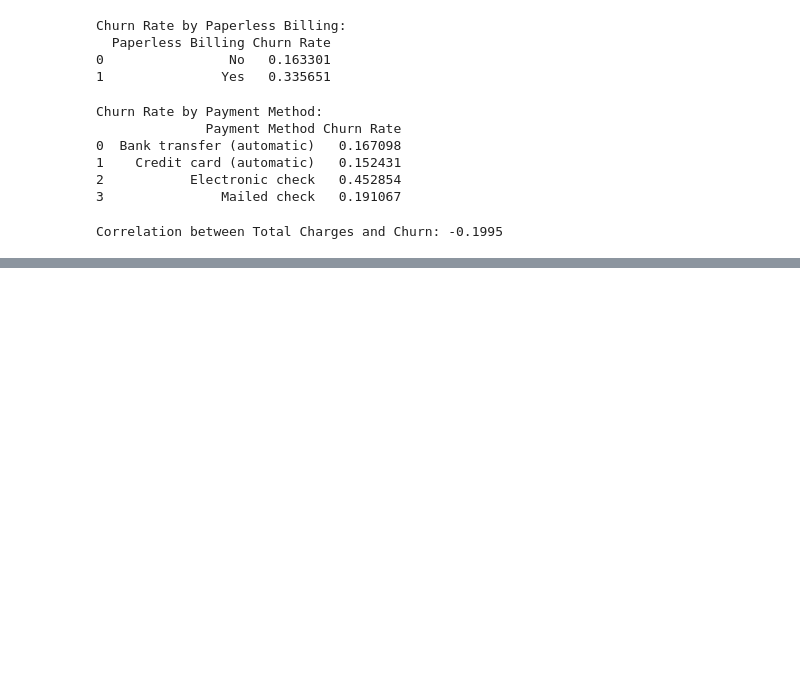
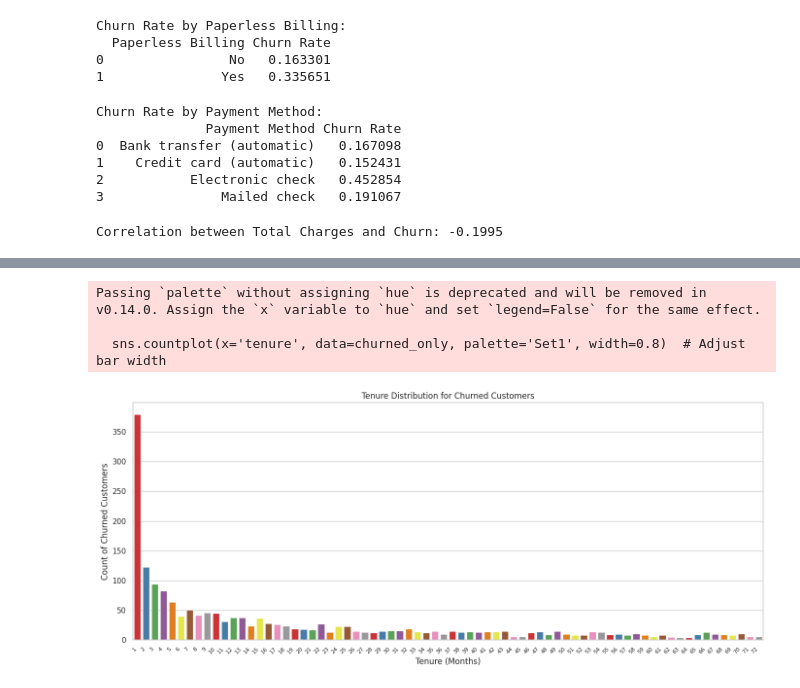
Before and after one commit to jojoshawer/girlsai, a Jupyter notebook: Untitled0.ipynb, the cells around one changed output, grey strips where cells are left out. Saved outputs shown, nothing was run; the diff lists cells and outputs as text; code cells hidden in the pictures; blank space fills up the shorter version.

```diff
--- a/Untitled0.ipynb
+++ b/Untitled0.ipynb
@@ -406,0 +366,26 @@ Passing `palette` without assigning `hue` is deprecated and will be removed in v
+# %%
+import matplotlib.pyplot as plt
+import seaborn as sns
+
+# Set the visual style
+sns.set(style="whitegrid")
+
+# Filter the dataset to include only customers who churned
+churned_only = df_filtered[df_filtered['Churn'] == 1]
+
+# Analysis of Churn based on Tenure for churned customers only with clearer x-axis labels
+plt.figure(figsize=(14, 6))  # Increase the width of the figure for more space
+sns.countplot(x='tenure', data=churned_only, palette='Set1', width=0.8)  # Adjust bar width
+plt.title('Tenure Distribution for Churned Customers')
+plt.xlabel('Tenure (Months)')
+plt.ylabel('Count of Churned Customers')
+
+# Rotate x-axis labels for clarity and adjust their appearance
+plt.xticks(rotation=45, ha='right', fontsize=8)  # Rotate for readability, reduce font size
+plt.tight_layout()  # Automatically adjusts plot to fit labels without overlap
+plt.show()
+# %% [output]
+Passing `palette` without assigning `hue` is deprecated and will be removed in v0.14.0. Assign the `x` variable to `hue` and set `legend=False` for the same effect.
+
+  sns.countplot(x='tenure', data=churned_only, palette='Set1', width=0.8)  # Adjust bar width
+[figure, added]
```
Also changed, not shown: parts of 5 cells of this notebook.
